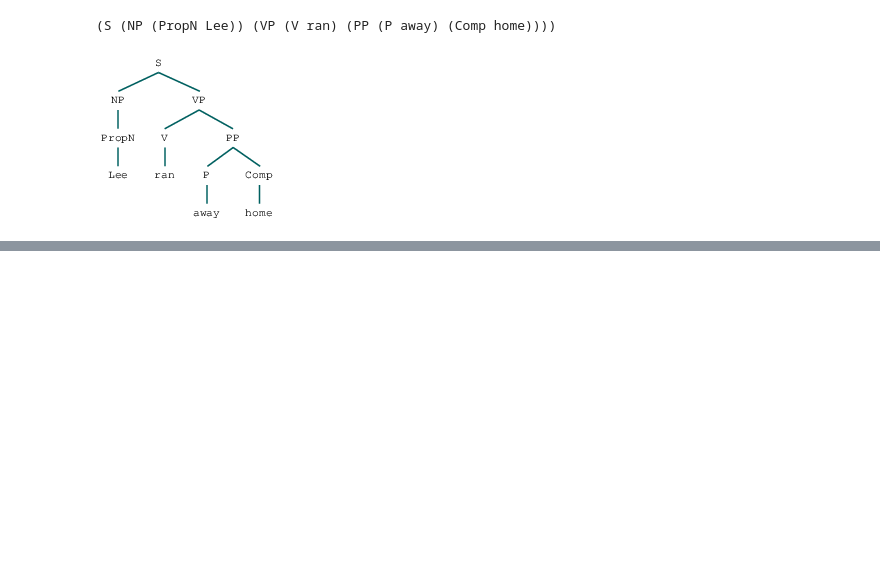
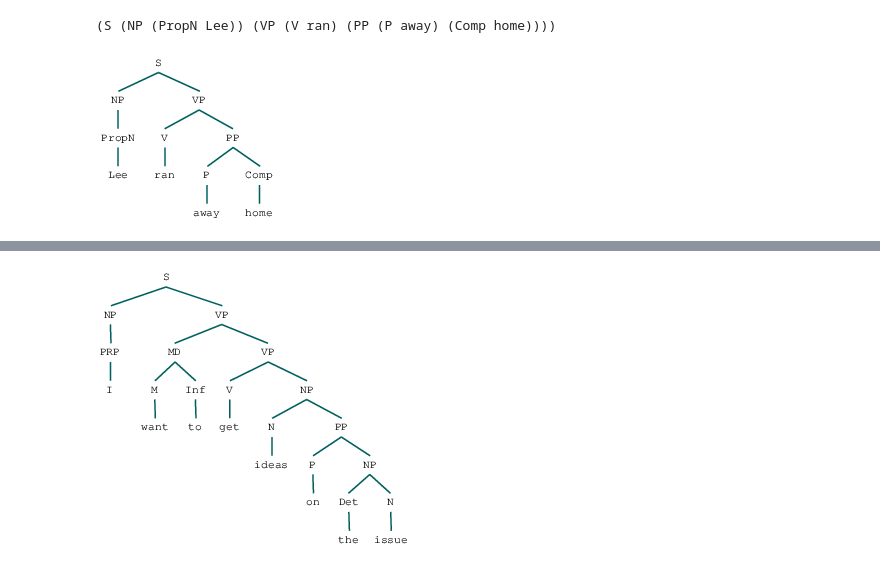
Before and after one commit to STRZGR/Natural-Language-Processing-with-Python-Analyzing-Text-with-the-Natural-Language-Toolkit, a Jupyter notebook: Chapter 08/NLTK Chapter 8 - Exercises.ipynb, the cells around one changed output, grey strips where cells are left out. Saved outputs shown, nothing was run; the diff lists cells and outputs as text; code cells hidden in the pictures; blank space fills up the shorter version.

```diff
--- a/Chapter 08/NLTK Chapter 8 - Exercises.ipynb
+++ b/Chapter 08/NLTK Chapter 8 - Exercises.ipynb
@@ -428,0 +494,5 @@ take write-offs ['N', 'V']
+# %%
+rd_parser = nltk.RecursiveDescentParser(grammar3)
+sent = 'I want to get ideas on the issue'.split()
+for tree in rd_parser.parse(sent):
+    print(tree)
@@ -428,0 +510,8 @@ take write-offs ['N', 'V']
+# %%
+trees = []
+for tree in rd_parser.parse(sent):
+    trees.append(str(tree))
+
+nltk.Tree.fromstring(trees[0])
+# %% [output]
+[figure, added]
```
Also changed, not shown: parts of 49 cells of this notebook.
